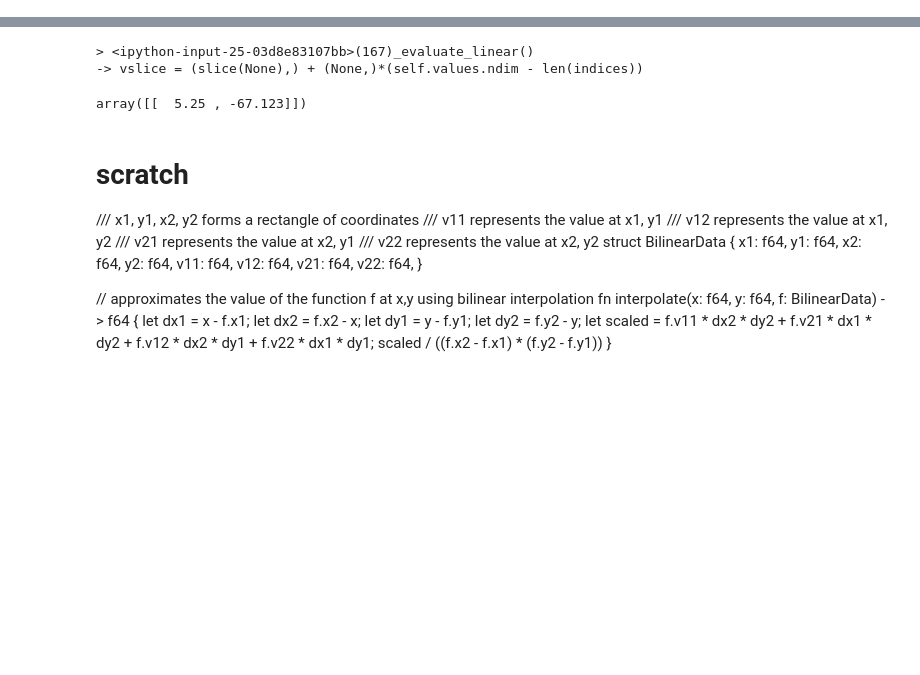
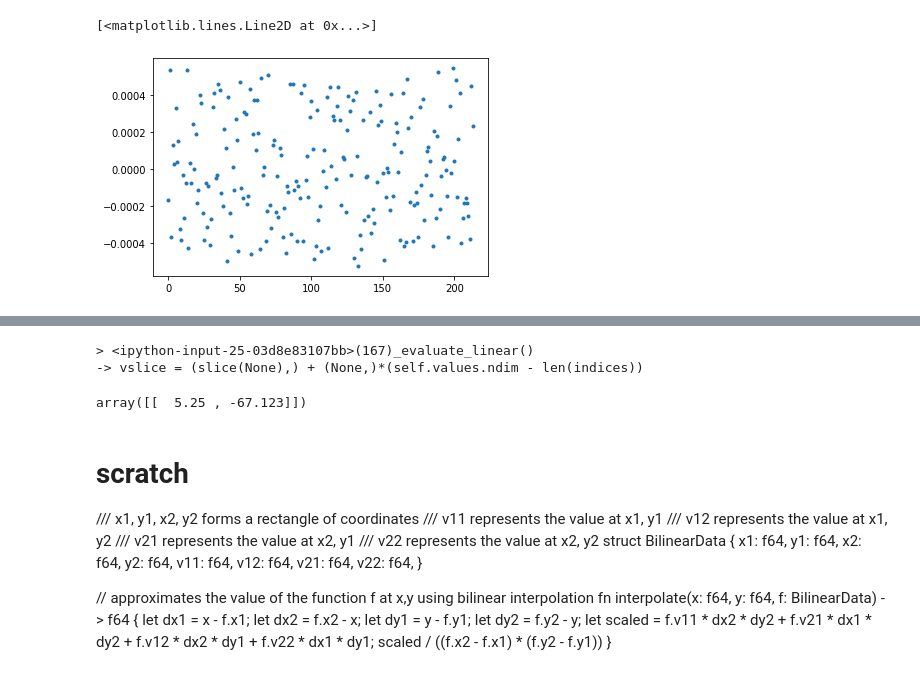
Before and after one commit to tylertucker202/argo-database, a Jupyter notebook: gridding/grid_api.ipynb, the cells around one changed output, grey strips where cells are left out. Cells and saved outputs as stored; diff of their text form; code cells hidden in the pictures; blank space fills up the shorter version.

```diff
--- a/gridding/grid_api.ipynb
+++ b/gridding/grid_api.ipynb
@@ -92,0 +92,9 @@ ValueError: The points in dimension 1 must be strictly ascending
+# %%
+lat_idxs = np.array([x for x in range(len(uLats))])
+z = np.polyfit(lat_idxs, uLats, deg=6, full=True)
+p = np.poly1d(z[0])
+#plt.plot(lat_idxs, uLats, '.', lat_idxs, p(lat_idxs), '-')
+plt.plot(lat_idxs, p(lat_idxs) - uLats, '.')
+# %% [output]
+[<matplotlib.lines.Line2D at 0x...>]
+[figure, added]
```
Also changed, not shown: parts of 10 cells of this notebook.
